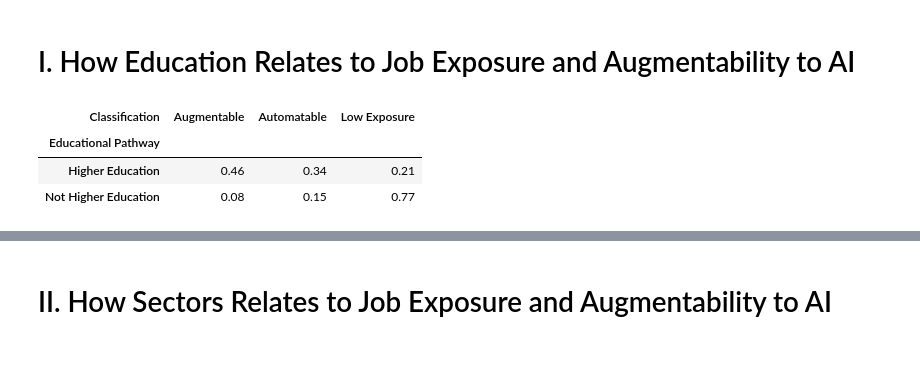
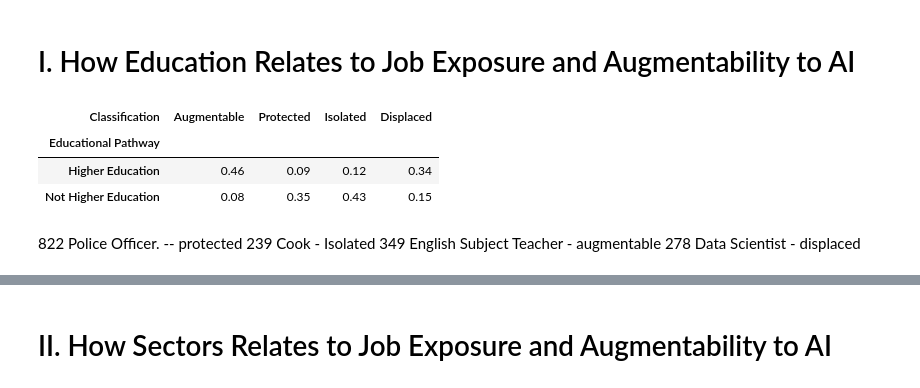
Before and after one commit to BSDSBA-JF/wadwani_intern, a Jupyter notebook: 01_mca_job_list/WorldBank/4_eda/eda.ipynb, the cells around one changed output, grey strips where cells are left out. Saved outputs shown, nothing was run; the diff lists cells and outputs as text; code cells hidden in the pictures; blank space fills up the shorter version.

```diff
--- a/01_mca_job_list/WorldBank/4_eda/eda.ipynb
+++ b/01_mca_job_list/WorldBank/4_eda/eda.ipynb
@@ -8,12 +14,16 @@ mca_df = pd.read_csv('../3_soc_comple/soc_comple.csv')
 def determine_risk(row):
     aioe = row['AIOE']
     comple = row['Complementarity']
+    median = mca_df['Complementarity'].median()
 
     if aioe < 0:
-        return 'Low Exposure'
-    elif comple < mca_df['Complementarity'].median():
-        return 'Automatable'
-    elif comple > mca_df['Complementarity'].median():
+        if comple < median:
+            return 'Isolated'
+        else:
+            return 'Protected'
+    elif comple < median:
+        return 'Displaced'
+    elif comple > median:
         return 'Augmentable'
 
 mca_df['Classification'] = mca_df.apply(determine_risk, axis=1)
@@ -22,10 +32,16 @@ mca_df['Classification'] = mca_df.apply(determine_risk, axis=1)
 # %%
 proportions = mca_df.groupby('Educational Pathway')['Classification'].value_counts(
     normalize=True).reset_index()
 pivot_df = proportions.pivot(index='Educational Pathway', columns='Classification', values='proportion')
-(pivot_df).round(2)
+order = ['Augmentable', 'Protected', 'Isolated', 'Displaced']
+(pivot_df[order]).round(2)
 # %% [output]
-| Classification | Augmentable | Automatable | Low Exposure |
-| Educational Pathway |  |  |  |
-| Higher Education | 0.46 | 0.34 | 0.21 |
-| Not Higher Education | 0.08 | 0.15 | 0.77 |
+| Classification | Augmentable | Protected | Isolated | Displaced |
+| Educational Pathway |  |  |  |  |
+| Higher Education | 0.46 | 0.09 | 0.12 | 0.34 |
+| Not Higher Education | 0.08 | 0.35 | 0.43 | 0.15 |
+# %% [markdown]
+822	Police Officer. -- protected
+239	Cook - Isolated
+349	English Subject Teacher - augmentable
+278	Data Scientist - displaced
```
Also changed, not shown: parts of 7 cells of this notebook, 32 other files.
